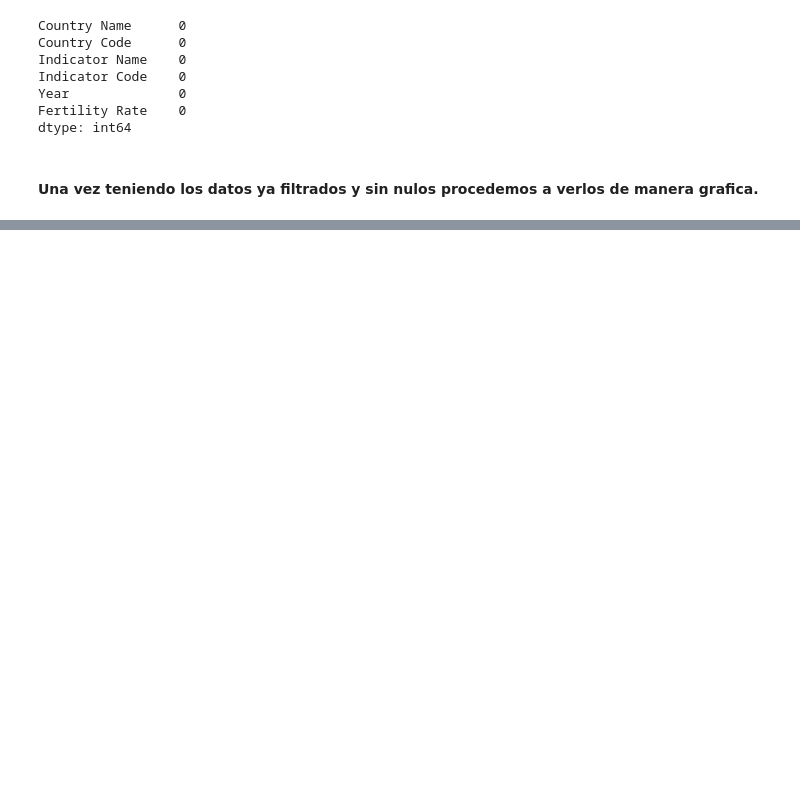
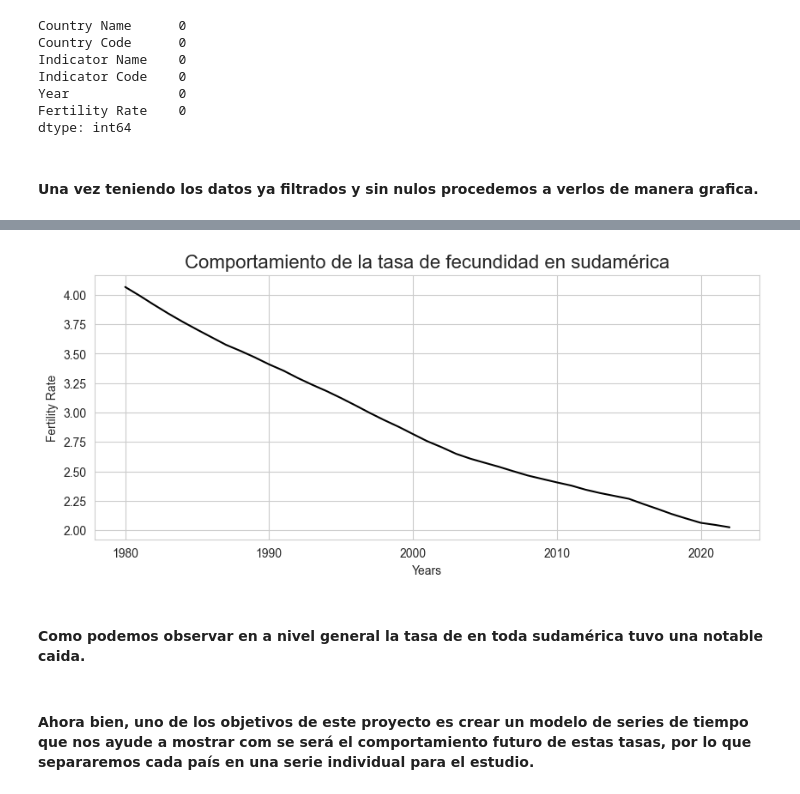
Before and after one commit to JuankTS/Fecuendidad-en-America-Latina-, a Jupyter notebook: Analisis_data/Analisis.ipynb, the cells around one changed output, grey strips where cells are left out. Saved outputs shown, nothing was run; the diff lists cells and outputs as text; code cells hidden in the pictures; blank space fills up the shorter version.

```diff
--- a/Analisis_data/Analisis.ipynb
+++ b/Analisis_data/Analisis.ipynb
@@ -134,0 +223,6 @@ dtype: int64
+# %%
+# Creamos un dataframe que tebga la tasa de fecundidad promedio por año
+
+sudamerica= data_filtrada.groupby('Year').agg({'Fertility Rate':'mean'}).reset_index()
+
+sudamerica.head()
@@ -134,0 +236,20 @@ dtype: int64
+# %%
+# Definimos el tamaño de la figura
+
+plt.figure(figsize=(10, 4))
+
+# Escogemos el tipo de grafico
+sns.lineplot(data= sudamerica, x= 'Year', y= 'Fertility Rate', color= 'black')
+
+# definimos las etiquetas
+plt.title('Comportamiento de la tasa de fecundidad en sudamérica', fontsize=16)
+plt.xlabel('Years')
+plt.ylabel('Fertility Rate')
+
+plt.show()
+# %% [output]
+[figure, added]
+# %% [markdown]
+#### Como podemos observar en a nivel general la tasa de en toda sudamérica tuvo una notable caida.
+# %% [markdown]
+#### Ahora bien, uno de los objetivos de este proyecto es crear un modelo de series de tiempo que nos ayude a mostrar com se será el comportamiento futuro de estas tasas, por lo que separaremos cada país en una serie individual para el estudio.
```
Also changed, not shown: parts of 11 cells of this notebook, 14 other files.
